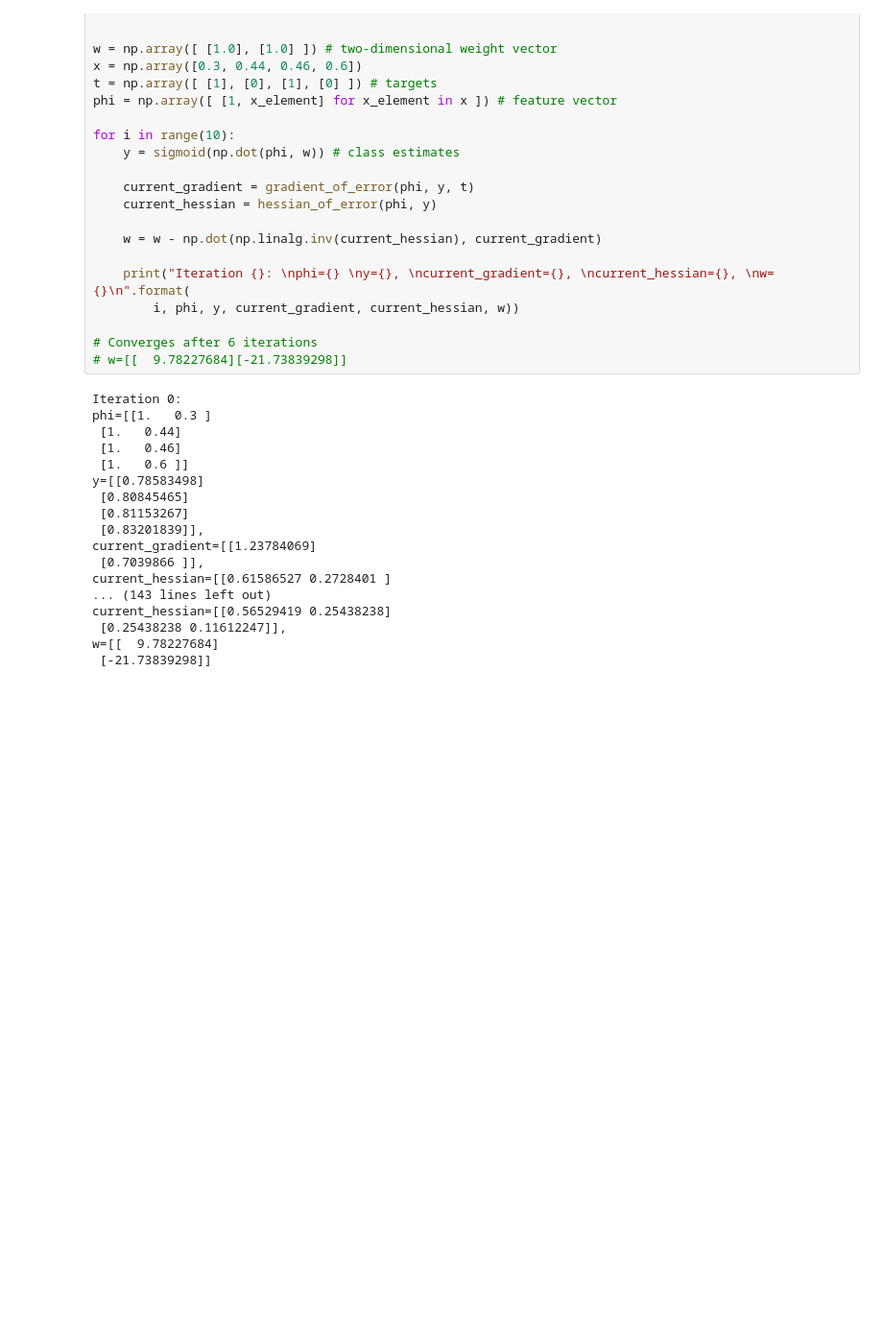
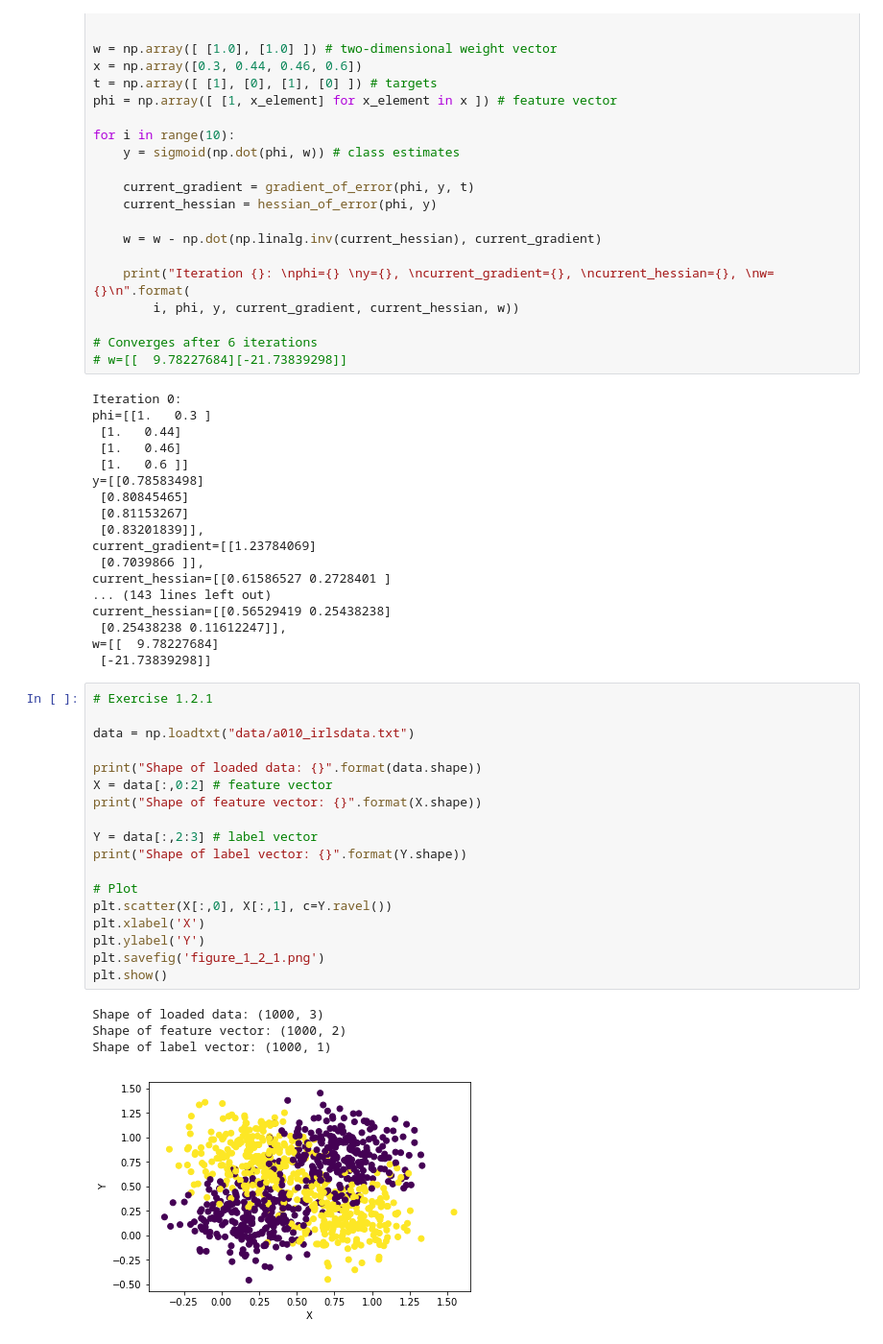
Before and after one commit to ChristophSchmidl/statistical-machine-learning, a Jupyter notebook: assignment-04/code/Exercise_1.ipynb, the cells around one changed output. Shown at 96% size. Drawn from its saved outputs; the diff is of its cells as text; blank space fills up the shorter version.

Commit message:
Finished exercise 1.2.1

```diff
--- a/assignment-04/code/Exercise_1.ipynb
+++ b/assignment-04/code/Exercise_1.ipynb
@@ -99,3 +102,26 @@ current_hessian=[[0.56529419 0.25438238]
  [0.25438238 0.11612247]],
 w=[[  9.78227684]
  [-21.73839298]]
+# %%
+# Exercise 1.2.1
+
+data = np.loadtxt("data/a010_irlsdata.txt")
+
+print("Shape of loaded data: {}".format(data.shape))
+X = data[:,0:2] # feature vector
+print("Shape of feature vector: {}".format(X.shape))
+
+Y = data[:,2:3] # label vector
+print("Shape of label vector: {}".format(Y.shape))
+
+# Plot
+plt.scatter(X[:,0], X[:,1], c=Y.ravel())
+plt.xlabel('X')
+plt.ylabel('Y')
+plt.savefig('figure_1_2_1.png')
+plt.show()
+# %% [output]
+Shape of loaded data: (1000, 3)
+Shape of feature vector: (1000, 2)
+Shape of label vector: (1000, 1)
+[figure, added]
```
Also changed, not shown: parts of 1 cell of this notebook, 6 other files.
